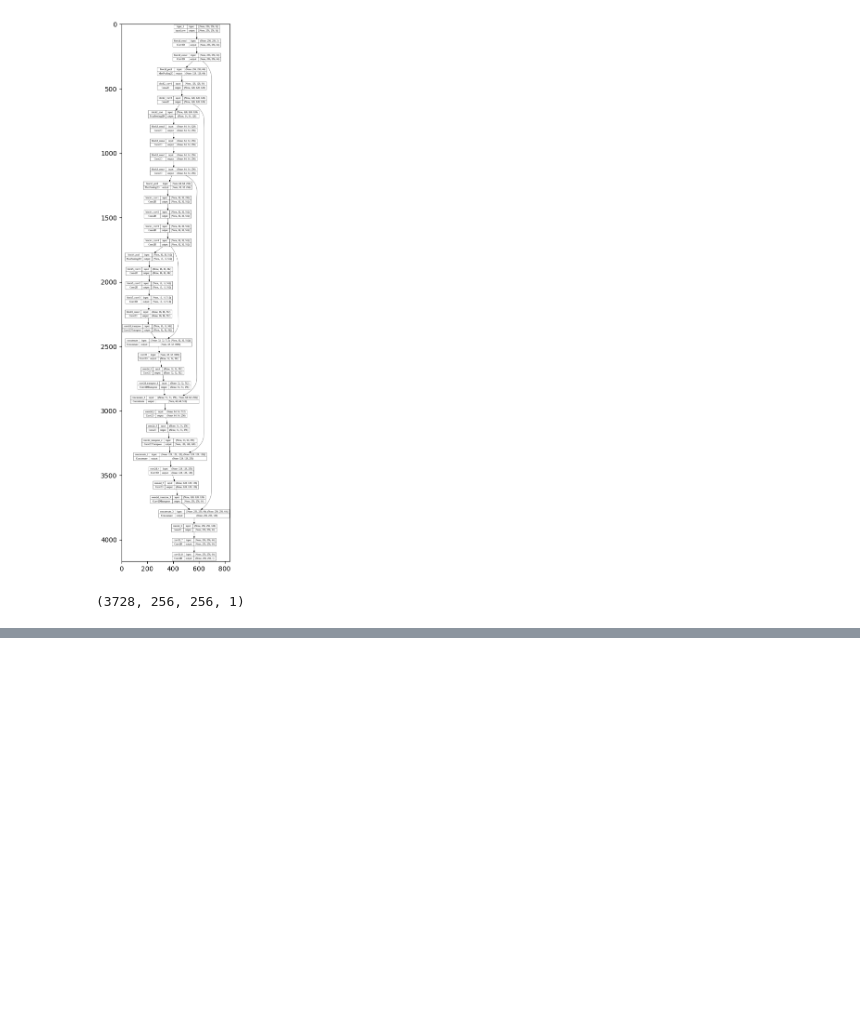
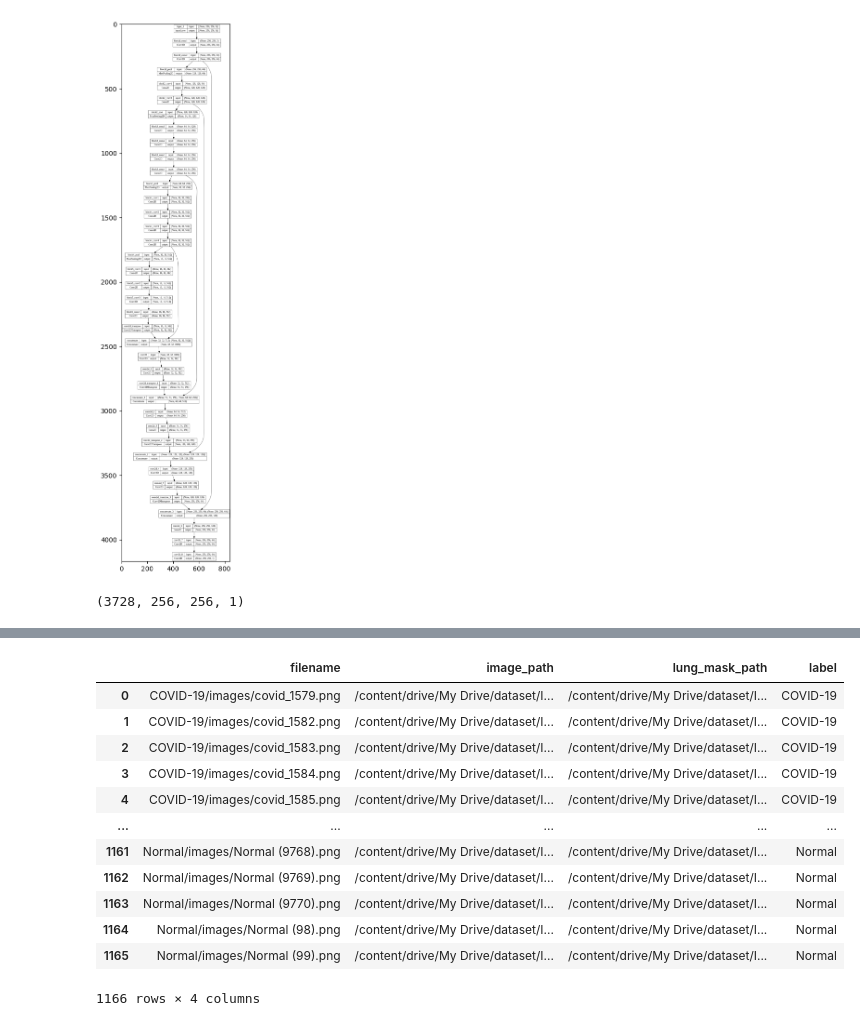
Before and after one commit to ErkocT/ata, a Jupyter notebook: Unet/Unet.ipynb, the cells around one changed output, grey strips where cells are left out. Drawn from its saved outputs; the diff is of its cells as text; code cells hidden in the pictures; blank space fills up the shorter version.

```diff
--- a/Unet/Unet.ipynb
+++ b/Unet/Unet.ipynb
@@ -472,0 +542,47 @@ binary_predictions = (predictions > threshold).astype(int)
+# %%
+test_lung_mask_dir = '/content/drive/My Drive/dataset/Infection Segmentation Data/Infection Segmentation Data/Test/'
+
+def create_lung_mask_dataframe(data_dir):
+    filenames, image_paths, lung_mask_paths, labels = [], [], [], []
+
+    for folder_name in os.listdir(data_dir):
+        image_folder_path = os.path.join(data_dir, folder_name, 'images')
+        lung_mask_folder_path = os.path.join(data_dir, folder_name, 'lung masks')  # update the folder name
+
+        image_list = sorted([filename for filename in os.listdir(image_folder_path)])
+        lung_mask_list = sorted([filename for filename in os.listdir(lung_mask_folder_path)])
+
+        for image_filename, lung_mask_filename in zip(image_list, lung_mask_list):
+            image_list_path = os.path.join(folder_name, 'images', image_filename)
+            lung_mask_list_path = os.path.join(folder_name, 'lung masks', lung_mask_filename)
+
+            filenames.append(image_list_path)
+            image_paths.append(os.path.join(image_folder_path, image_filename))
+            lung_mask_paths.append(os.path.join(lung_mask_folder_path, lung_mask_filename))
+            labels.append(folder_name)
+
+    return pd.DataFrame({
+        'filename': filenames,
+        'image_path': image_paths,
+        'lung_mask_path': lung_mask_paths,
+        'label': labels
+    })
+
+
+lung_mask_df = create_lung_mask_dataframe(test_lung_mask_dir)
+# %%
+lung_mask_df
+# %% [output]
+|  | filename | image_path | lung_mask_path | label |
+| 0 | COVID-19/images/covid_1579.png | /content/drive/My Drive/dataset/I... | /content/drive/My Drive/dataset/I... | COVID-19 |
+| 1 | COVID-19/images/covid_1582.png | /content/drive/My Drive/dataset/I... | /content/drive/My Drive/dataset/I... | COVID-19 |
+| 2 | COVID-19/images/covid_1583.png | /content/drive/My Drive/dataset/I... | /content/drive/My Drive/dataset/I... | COVID-19 |
+| 3 | COVID-19/images/covid_1584.png | /content/drive/My Drive/dataset/I... | /content/drive/My Drive/dataset/I... | COVID-19 |
+| 4 | COVID-19/images/covid_1585.png | /content/drive/My Drive/dataset/I... | /content/drive/My Drive/dataset/I... | COVID-19 |
+| ... | ... | ... | ... | ... |
+| 1161 | Normal/images/Normal (9768).png | /content/drive/My Drive/dataset/I... | /content/drive/My Drive/dataset/I... | Normal |
+| 1162 | Normal/images/Normal (9769).png | /content/drive/My Drive/dataset/I... | /content/drive/My Drive/dataset/I... | Normal |
+| 1163 | Normal/images/Normal (9770).png | /content/drive/My Drive/dataset/I... | /content/drive/My Drive/dataset/I... | Normal |
+| 1164 | Normal/images/Normal (98).png | /content/drive/My Drive/dataset/I... | /content/drive/My Drive/dataset/I... | Normal |
+| 1165 | Normal/images/Normal (99).png | /content/drive/My Drive/dataset/I... | /content/drive/My Drive/dataset/I... | Normal |
+1166 rows × 4 columns
```
Also changed, not shown: parts of 46 cells of this notebook.
